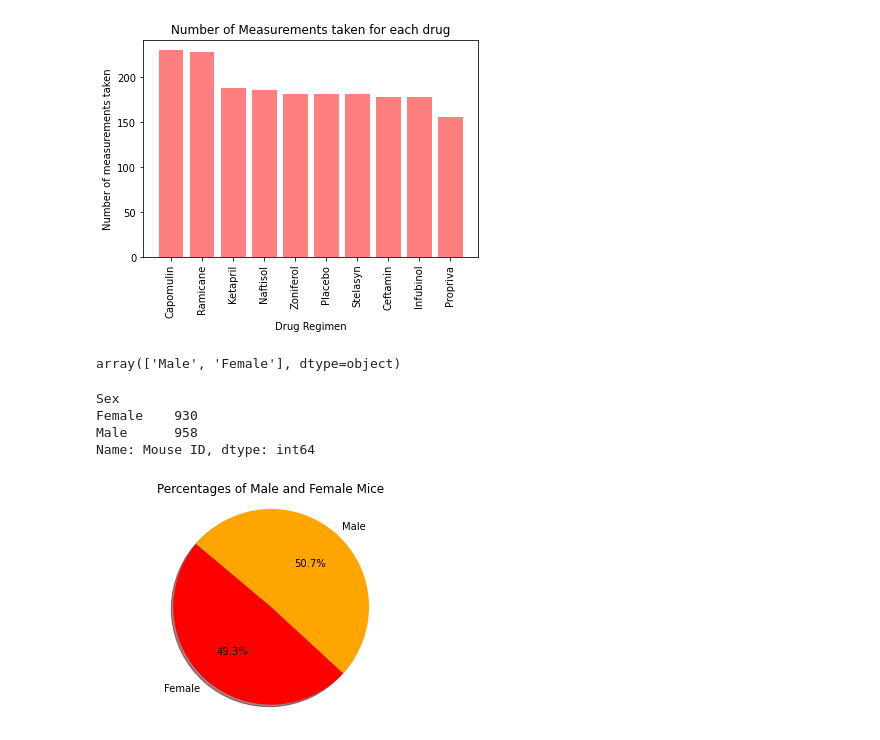
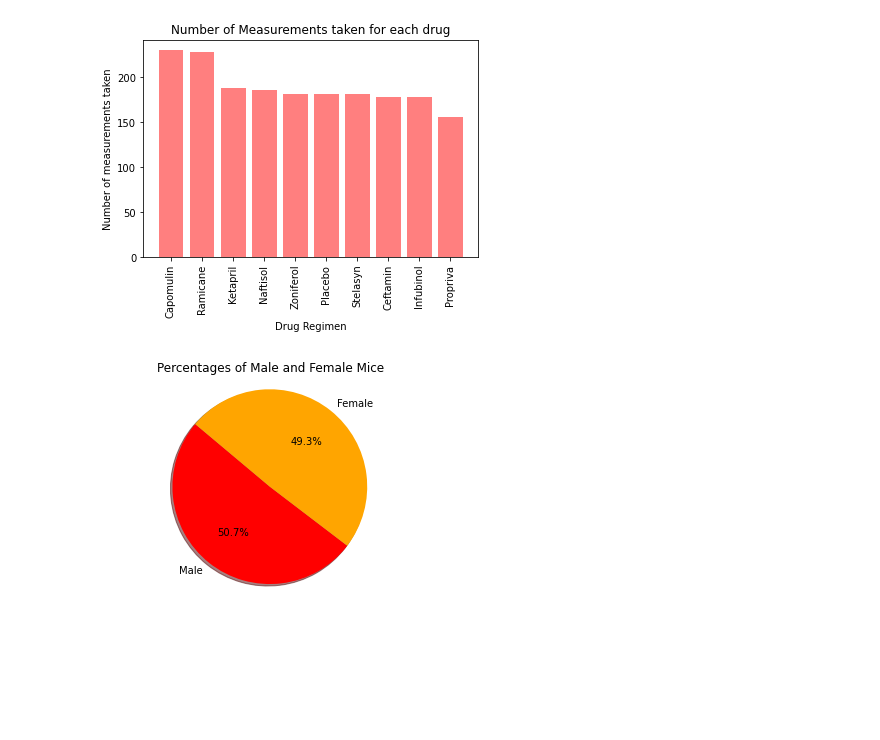
Before and after one commit to sieiden/matplotlib_challenge, a Jupyter notebook: Untitled.ipynb, the cells around one changed output. Cells and saved outputs as stored; diff of their text form; code cells hidden in the pictures; blank space fills up the shorter version.

Commit message:
Found pie chart with plt

```diff
--- a/Untitled.ipynb
+++ b/Untitled.ipynb
@@ -218,37 +218,39 @@ plt.bar(x_axis, bar_graph_df["Mouse Count"].sort_values(ascending = False), colo
 plt.xticks(tick_locations, list_sorted_bar_graph, rotation="vertical");
 # %% [output]
 [figure]
-# %%
-clean_df["Sex"].unique()
-# %% [output]
-array(['Male', 'Female'], dtype=object)
-# %%
-sex_group = clean_df.groupby("Sex")
-sex_group["Mouse ID"].count()
-# %% [output]
-Sex
-Female    930
-Male      958
-Name: Mouse ID, dtype: int64
-# %%
-#pie chart using pyplot- something wrong with labels
-# Labels for the sections of our pie chart
-labels = ["Female", "Male"]
-
-# The values of each section of the pie chart
-sex_group = clean_df.groupby("Sex")
-sizes =sex_group["Mouse ID"].count().tolist()
-
-# The colors of each section of the pie chart
-colors = ["red", "orange"]
-
-# Creates the pie chart based upon the values above
-# Automatically finds the percentages of each part of the pie chart
-plt.title("Percentages of Male and Female Mice")
-plt.pie(sizes, labels=labels, colors=colors,
-        autopct="%1.1f%%", shadow=True, startangle=140)
-plt.axis("equal");
-# %% [output]
-[figure, removed]
 # %%
 #pie chart using pandas
+# %%
+#pie chart using pyplot
+#group df by Drug Regimen
+sex_group = clean_df.groupby("Sex")
+
+#solve for number of mice/sex
+sex_count = sex_group["Mouse ID"].count()
+
+#put into a df
+pie_graph_df =pd.DataFrame({"Sex Count": sex_count})
+
+#sort values in df by mouse count to match count to drug for chart
+sorted_pie_graph = pie_graph_df.sort_values(by =["Sex Count"],ascending = False)
+
+#get the sorted indexes and put in a list
+list_sorted_pie_graph = sorted_pie_graph.index.tolist()
+
+# Labels for the sections of our pie chart
+labels = list_sorted_pie_graph
+
+# The values of each section of the pie chart
+sizes = sex_count.sort_values(ascending = False)
+
+# The colors of each section of the pie chart
+colors = ["red", "orange"]
+
+# Creates the pie chart based upon the values above
+# Automatically finds the percentages of each part of the pie chart
+plt.title("Percentages of Male and Female Mice")
+plt.pie(sizes, labels=labels, colors=colors,
+        autopct="%1.1f%%", shadow=True, startangle=140)
+plt.axis("equal");
+# %% [output]
+[figure, added]
```
